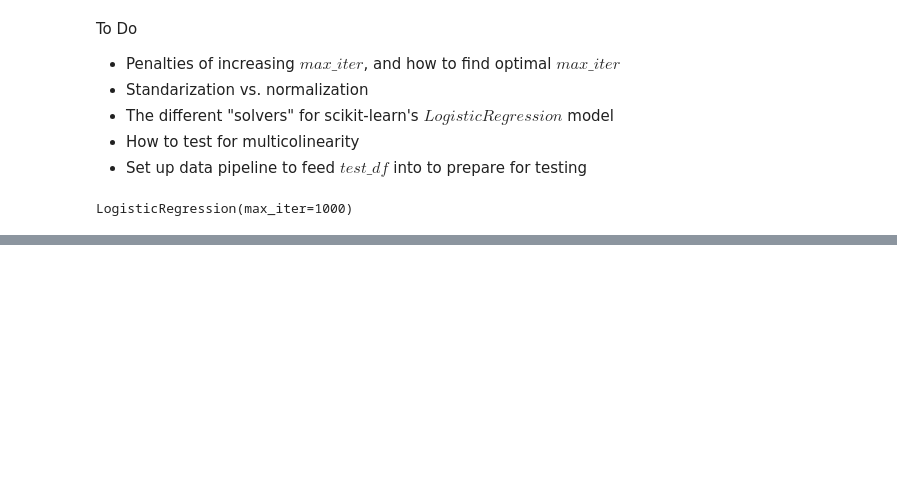
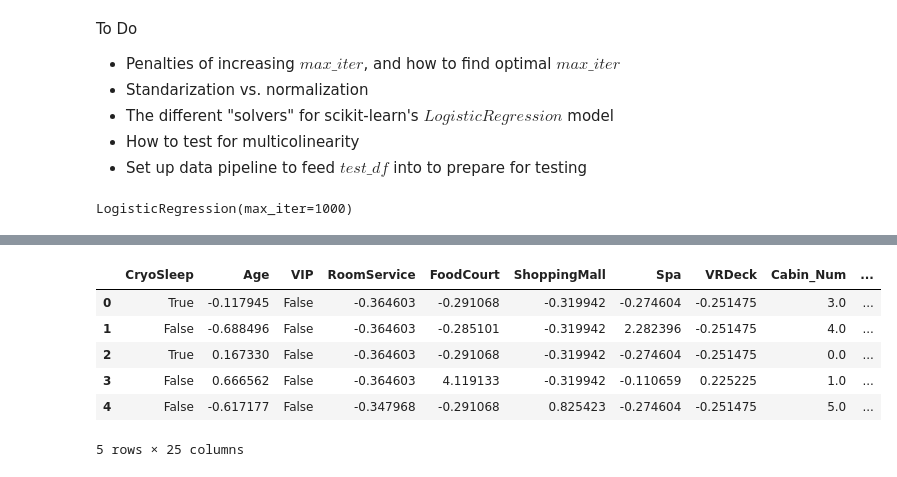
Before and after one commit to 20mattk/Kaggle-Spaceship-Titanic-Competition, a Jupyter notebook: spaceship.ipynb, the cells around one changed output, grey strips where cells are left out. Cells and saved outputs as stored; diff of their text form; code cells hidden in the pictures; blank space fills up the shorter version.

```diff
--- a/spaceship.ipynb
+++ b/spaceship.ipynb
@@ -270,0 +346,21 @@ weighted avg       0.80      0.80      0.80      2607
+# %%
+# --- encode categorical data --- #
+categorical = [
+    'HomePlanet', 'Destination', 'Cabin_Deck', 'Cabin_Side'
+]
+test_df = pd.get_dummies(test_df, columns=categorical)
+
+# --- scale numerical data --- #
+numerical = ['Age', 'RoomService', 'FoodCourt', 'ShoppingMall', 'Spa', 'VRDeck']
+scaler = StandardScaler()
+test_df[numerical] = scaler.fit_transform(test_df[numerical])
+
+test_df.head(5)
+# %% [output]
+|  | CryoSleep | Age | VIP | RoomService | FoodCourt | ShoppingMall | Spa | VRDeck | Cabin_Num | ... |
+| 0 | True | -0.117945 | False | -0.364603 | -0.291068 | -0.319942 | -0.274604 | -0.251475 | 3.0 | ... |
+| 1 | False | -0.688496 | False | -0.364603 | -0.285101 | -0.319942 | 2.282396 | -0.251475 | 4.0 | ... |
+| 2 | True | 0.167330 | False | -0.364603 | -0.291068 | -0.319942 | -0.274604 | -0.251475 | 0.0 | ... |
+| 3 | False | 0.666562 | False | -0.364603 | 4.119133 | -0.319942 | -0.110659 | 0.225225 | 1.0 | ... |
+| 4 | False | -0.617177 | False | -0.347968 | -0.291068 | 0.825423 | -0.274604 | -0.251475 | 5.0 | ... |
+5 rows × 25 columns
```
Also changed, not shown: parts of 14 cells of this notebook, 1 other file.
